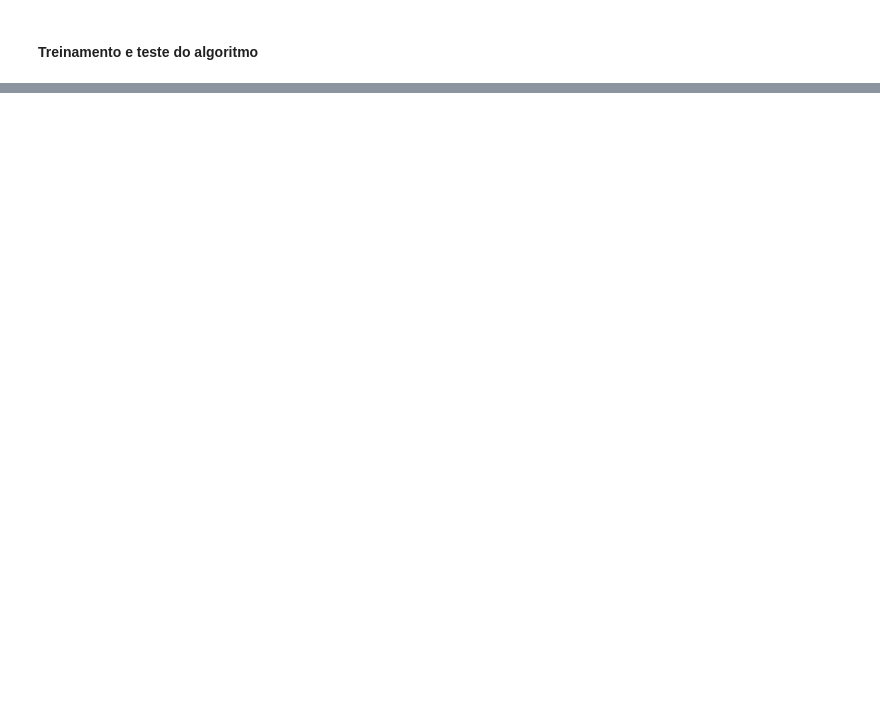
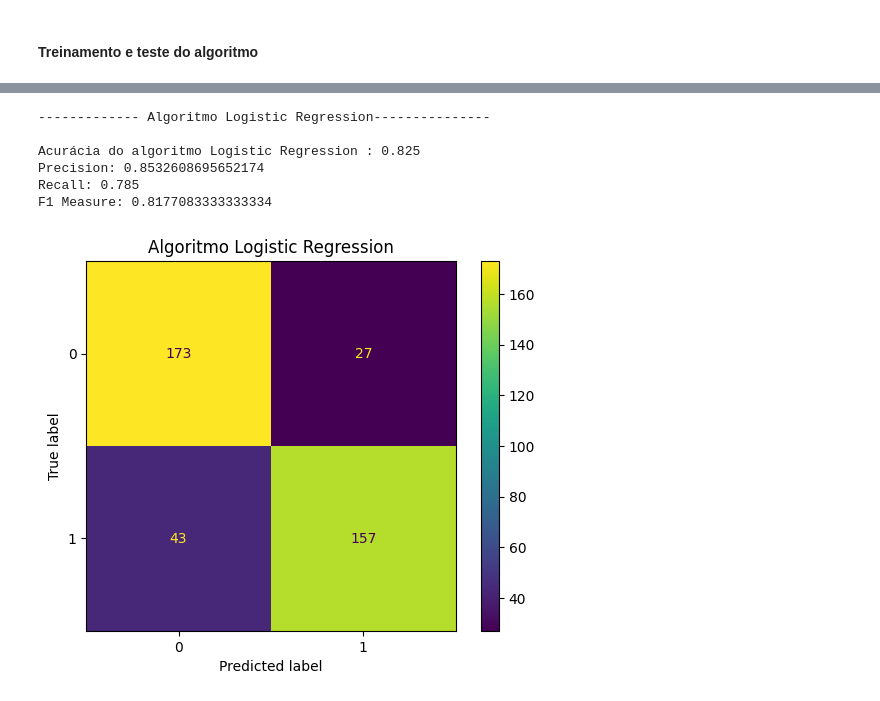
Before and after one commit to FabiadS/Trabalho-Topicos, a Jupyter notebook: trabalho.ipynb, the cells around one changed output, grey strips where cells are left out. Saved outputs shown, nothing was run; the diff lists cells and outputs as text; code cells hidden in the pictures; blank space fills up the shorter version.

```diff
--- a/trabalho.ipynb
+++ b/trabalho.ipynb
@@ -328,0 +384,24 @@ TypeError: A sparse matrix was passed, but dense data is required. Use X.toarray
+# %%
+# Aplica o modelo LogisticRegression
+model = LogisticRegression()
+model.fit(X_train, y_train)
+y_pred = model.predict(X_test)
+
+print("------------- Algoritmo Logistic Regression---------------\n")
+## Apresenta a acurácia do modelo (KNN)
+print("Acurácia do algoritmo Logistic Regression :",metrics.accuracy_score(y_test, y_pred))
+print("Precision:",metrics.precision_score(y_test, y_pred))
+print("Recall:",metrics.recall_score(y_test, y_pred))
+print("F1 Measure:",metrics.f1_score(y_test, y_pred))
+
+plot_confusion_matrix(model, X_test, y_test)
+plt.title("Algoritmo Logistic Regression")
+plt.show()
+# %% [output]
+------------- Algoritmo Logistic Regression---------------
+
+Acurácia do algoritmo Logistic Regression : 0.825
+Precision: 0.8532608695652174
+Recall: 0.785
+F1 Measure: 0.8177083333333334
+[figure, added]
```
Also changed, not shown: parts of 9 cells of this notebook.
